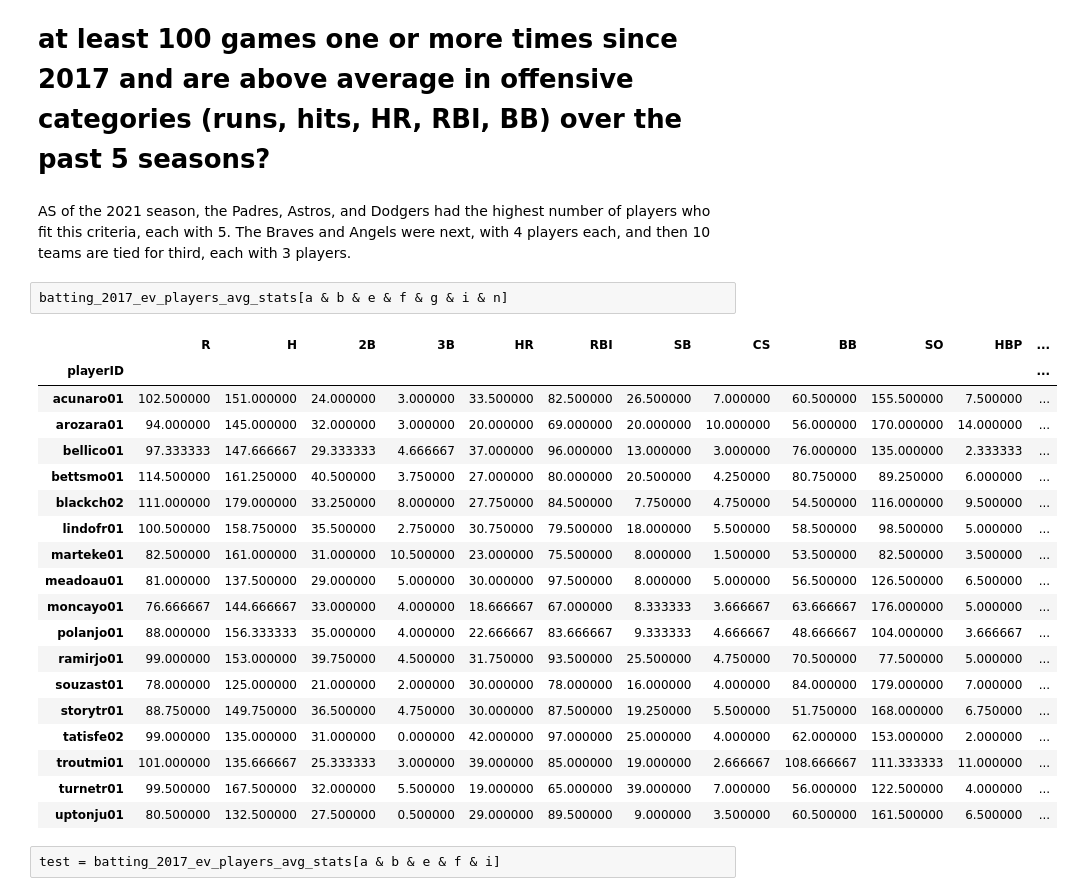
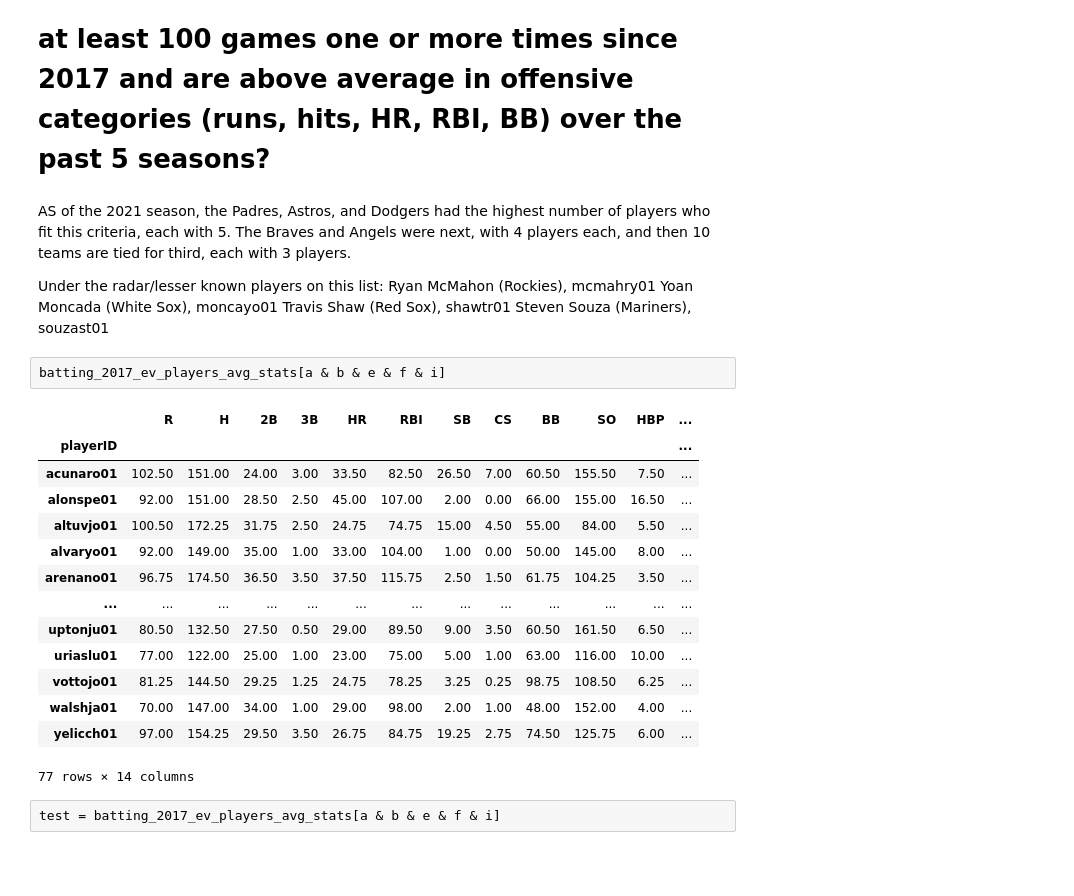
Before and after one commit to dw943893/baseball_predictor, a Jupyter notebook: CAP_EDA.ipynb, the cells around one changed output. Saved outputs shown, nothing was run; the diff lists cells and outputs as text; blank space fills up the shorter version.

```diff
--- a/CAP_EDA.ipynb
+++ b/CAP_EDA.ipynb
@@ -276,28 +273,29 @@ batting_2017_ev_players_avg_stats[a & b & c & d & e & f & g & h & i & j & m]
 # As of the 2021 season, which team has the highest number of players who have played in at least 100 games one or more times since 2017 and are above average in offensive categories (runs, hits, HR, RBI, BB) over the past 5 seasons?
 # %% [markdown]
 AS of the 2021 season, the Padres, Astros, and Dodgers had the highest number of players who fit this criteria, each with 5. The Braves and Angels were next, with 4 players each, and then 10 teams are tied for third, each with 3 players.
+
+Under the radar/lesser known players on this list:
+Ryan McMahon (Rockies), mcmahry01
+Yoan Moncada (White Sox), moncayo01
+Travis Shaw (Red Sox), shawtr01
+Steven Souza (Mariners), souzast01
 # %%
-batting_2017_ev_players_avg_stats[a & b & e & f & g & i & n]
+batting_2017_ev_players_avg_stats[a & b & e & f & i]
 # %% [output]
 |  | R | H | 2B | 3B | HR | RBI | SB | CS | BB | SO | HBP | ... |
 | playerID |  |  |  |  |  |  |  |  |  |  |  | ... |
-| acunaro01 | 102.500000 | 151.000000 | 24.000000 | 3.000000 | 33.500000 | 82.500000 | 26.500000 | 7.000000 | 60.500000 | 155.500000 | 7.500000 | ... |
-| arozara01 | 94.000000 | 145.000000 | 32.000000 | 3.000000 | 20.000000 | 69.000000 | 20.000000 | 10.000000 | 56.000000 | 170.000000 | 14.000000 | ... |
-| bellico01 | 97.333333 | 147.666667 | 29.333333 | 4.666667 | 37.000000 | 96.000000 | 13.000000 | 3.000000 | 76.000000 | 135.000000 | 2.333333 | ... |
-| bettsmo01 | 114.500000 | 161.250000 | 40.500000 | 3.750000 | 27.000000 | 80.000000 | 20.500000 | 4.250000 | 80.750000 | 89.250000 | 6.000000 | ... |
-| blackch02 | 111.000000 | 179.000000 | 33.250000 | 8.000000 | 27.750000 | 84.500000 | 7.750000 | 4.750000 | 54.500000 | 116.000000 | 9.500000 | ... |
-| lindofr01 | 100.500000 | 158.750000 | 35.500000 | 2.750000 | 30.750000 | 79.500000 | 18.000000 | 5.500000 | 58.500000 | 98.500000 | 5.000000 | ... |
-| marteke01 | 82.500000 | 161.000000 | 31.000000 | 10.500000 | 23.000000 | 75.500000 | 8.000000 | 1.500000 | 53.500000 | 82.500000 | 3.500000 | ... |
-| meadoau01 | 81.000000 | 137.500000 | 29.000000 | 5.000000 | 30.000000 | 97.500000 | 8.000000 | 5.000000 | 56.500000 | 126.500000 | 6.500000 | ... |
-| moncayo01 | 76.666667 | 144.666667 | 33.000000 | 4.000000 | 18.666667 | 67.000000 | 8.333333 | 3.666667 | 63.666667 | 176.000000 | 5.000000 | ... |
-| polanjo01 | 88.000000 | 156.333333 | 35.000000 | 4.000000 | 22.666667 | 83.666667 | 9.333333 | 4.666667 | 48.666667 | 104.000000 | 3.666667 | ... |
-| ramirjo01 | 99.000000 | 153.000000 | 39.750000 | 4.500000 | 31.750000 | 93.500000 | 25.500000 | 4.750000 | 70.500000 | 77.500000 | 5.000000 | ... |
-| souzast01 | 78.000000 | 125.000000 | 21.000000 | 2.000000 | 30.000000 | 78.000000 | 16.000000 | 4.000000 | 84.000000 | 179.000000 | 7.000000 | ... |
-| storytr01 | 88.750000 | 149.750000 | 36.500000 | 4.750000 | 30.000000 | 87.500000 | 19.250000 | 5.500000 | 51.750000 | 168.000000 | 6.750000 | ... |
-| tatisfe02 | 99.000000 | 135.000000 | 31.000000 | 0.000000 | 42.000000 | 97.000000 | 25.000000 | 4.000000 | 62.000000 | 153.000000 | 2.000000 | ... |
-| troutmi01 | 101.000000 | 135.666667 | 25.333333 | 3.000000 | 39.000000 | 85.000000 | 19.000000 | 2.666667 | 108.666667 | 111.333333 | 11.000000 | ... |
-| turnetr01 | 99.500000 | 167.500000 | 32.000000 | 5.500000 | 19.000000 | 65.000000 | 39.000000 | 7.000000 | 56.000000 | 122.500000 | 4.000000 | ... |
-| uptonju01 | 80.500000 | 132.500000 | 27.500000 | 0.500000 | 29.000000 | 89.500000 | 9.000000 | 3.500000 | 60.500000 | 161.500000 | 6.500000 | ... |
+| acunaro01 | 102.50 | 151.00 | 24.00 | 3.00 | 33.50 | 82.50 | 26.50 | 7.00 | 60.50 | 155.50 | 7.50 | ... |
+| alonspe01 | 92.00 | 151.00 | 28.50 | 2.50 | 45.00 | 107.00 | 2.00 | 0.00 | 66.00 | 155.00 | 16.50 | ... |
+| altuvjo01 | 100.50 | 172.25 | 31.75 | 2.50 | 24.75 | 74.75 | 15.00 | 4.50 | 55.00 | 84.00 | 5.50 | ... |
+| alvaryo01 | 92.00 | 149.00 | 35.00 | 1.00 | 33.00 | 104.00 | 1.00 | 0.00 | 50.00 | 145.00 | 8.00 | ... |
+| arenano01 | 96.75 | 174.50 | 36.50 | 3.50 | 37.50 | 115.75 | 2.50 | 1.50 | 61.75 | 104.25 | 3.50 | ... |
+| ... | ... | ... | ... | ... | ... | ... | ... | ... | ... | ... | ... | ... |
+| uptonju01 | 80.50 | 132.50 | 27.50 | 0.50 | 29.00 | 89.50 | 9.00 | 3.50 | 60.50 | 161.50 | 6.50 | ... |
+| uriaslu01 | 77.00 | 122.00 | 25.00 | 1.00 | 23.00 | 75.00 | 5.00 | 1.00 | 63.00 | 116.00 | 10.00 | ... |
+| vottojo01 | 81.25 | 144.50 | 29.25 | 1.25 | 24.75 | 78.25 | 3.25 | 0.25 | 98.75 | 108.50 | 6.25 | ... |
+| walshja01 | 70.00 | 147.00 | 34.00 | 1.00 | 29.00 | 98.00 | 2.00 | 1.00 | 48.00 | 152.00 | 4.00 | ... |
+| yelicch01 | 97.00 | 154.25 | 29.50 | 3.50 | 26.75 | 84.75 | 19.25 | 2.75 | 74.50 | 125.75 | 6.00 | ... |
+77 rows × 14 columns
 # %%
 test = batting_2017_ev_players_avg_stats[a & b & e & f & i]
 # %%
```
Also changed, not shown: parts of 5 cells of this notebook, 2 other files.
